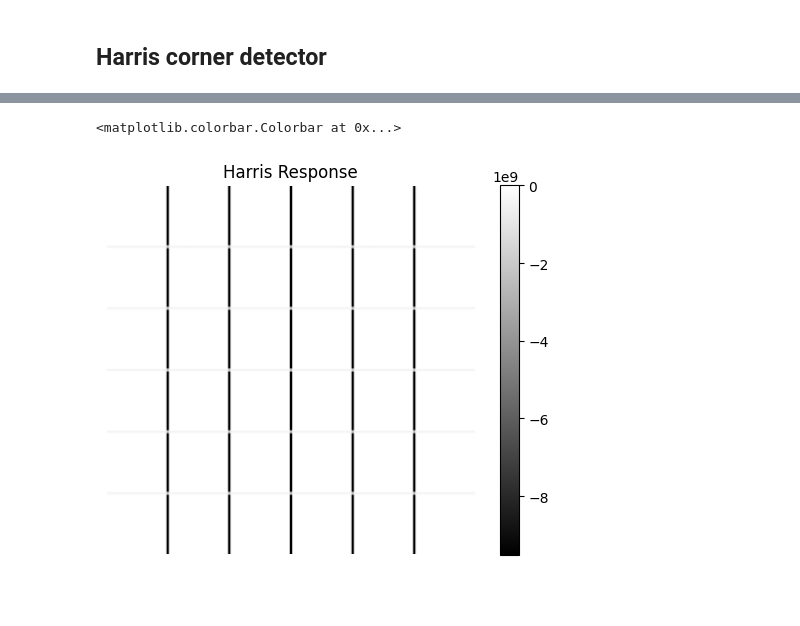
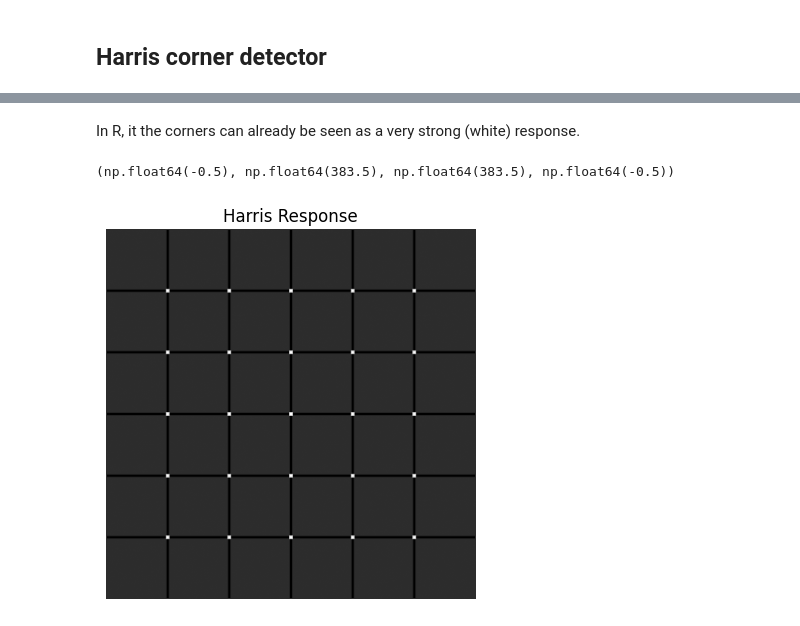
Before and after one commit to Logrus/learning-photogrammetric-computer-vision, a Jupyter notebook: 00_keypoints.ipynb, the cells around one changed output, grey strips where cells are left out. Drawn from its saved outputs; the diff is of its cells as text; code cells hidden in the pictures; blank space fills up the shorter version.

```diff
--- a/00_keypoints.ipynb
+++ b/00_keypoints.ipynb
@@ -247,0 +252,13 @@ plt.show()
+# %%
+# Prepare gaussian and Sobel kernels
+G = gaussian_kernel(3, 0.5)
+Dx = sobel_kernel_Dx()
+Dy = sobel_kernel_Dy()
+
+# Convolve kernels to do pre-smoothing
+Kx = ndimage.convolve(G, Dx)
+Ky = ndimage.convolve(G, Dy)
+
+# Calculate image derivatives
+Ix = ndimage.convolve(image, Kx)
+Iy = ndimage.convolve(image, Ky)
@@ -296,16 +327,15 @@ plt.axis('off')
 # %% [markdown]
 Now, given integral image, we need to compute sums for each pixels in our image. We will implement box summing function for that.
 # %%
-
-def box_summing(image, kernel_size):
+def box_summing(input_img, kernel_size):
     """Fast box summing convolution using integral images."""
 
-    h, w = image.shape
+    h, w = input_img.shape
     k = kernel_size // 2
 
-    output = np.zeros_like(image, dtype=np.float64)
+    output = np.zeros_like(input_img, dtype=np.float64)
 
-    integral = np.cumsum(np.cumsum(np.asarray(image, dtype=np.float64), axis=0), axis=1)
+    integral = np.cumsum(np.cumsum(np.asarray(input_img, dtype=np.float64), axis=0), axis=1)
 
     for y in range(k, h - k):
         for x in range(k, w - k):
@@ -345,9 +375,10 @@ Ix2 = Ix**2
 Iy2 = Iy**2
 IxIy = Ix*Iy
 
-v1 = box_summing(Ix2, 3)
-v2 = box_summing(Iy2, 3)
-v3 = box_summing(IxIy, 3)
+kernel_size = 3
+v1 = box_summing(Ix2, kernel_size)
+v2 = box_summing(IxIy,kernel_size)
+v3 = box_summing(Iy2, kernel_size)
 # %%
 fig, ax = plt.subplots(2, 3, figsize=(10, 10))
 
@@ -397,11 +432,12 @@ The weighting factor $k$ is normally $k \in [0.01, 0.06]$
 # %%
 k = 0.04
 R = v1*v3 - v2**2 - k*(v1+v3)**2
+# %% [markdown]
+In R, it the corners can already be seen as a very strong (white) response.
 # %%
 plt.imshow(R, cmap='gray')
 plt.title('Harris Response')
 plt.axis('off')
-plt.colorbar()
 # %% [output]
-<matplotlib.colorbar.Colorbar at 0x...>
+(np.float64(-0.5), np.float64(383.5), np.float64(383.5), np.float64(-0.5))
-[figure, old version]
+[figure, new version]
```
Also changed, not shown: parts of 19 cells of this notebook, 8 other files.
